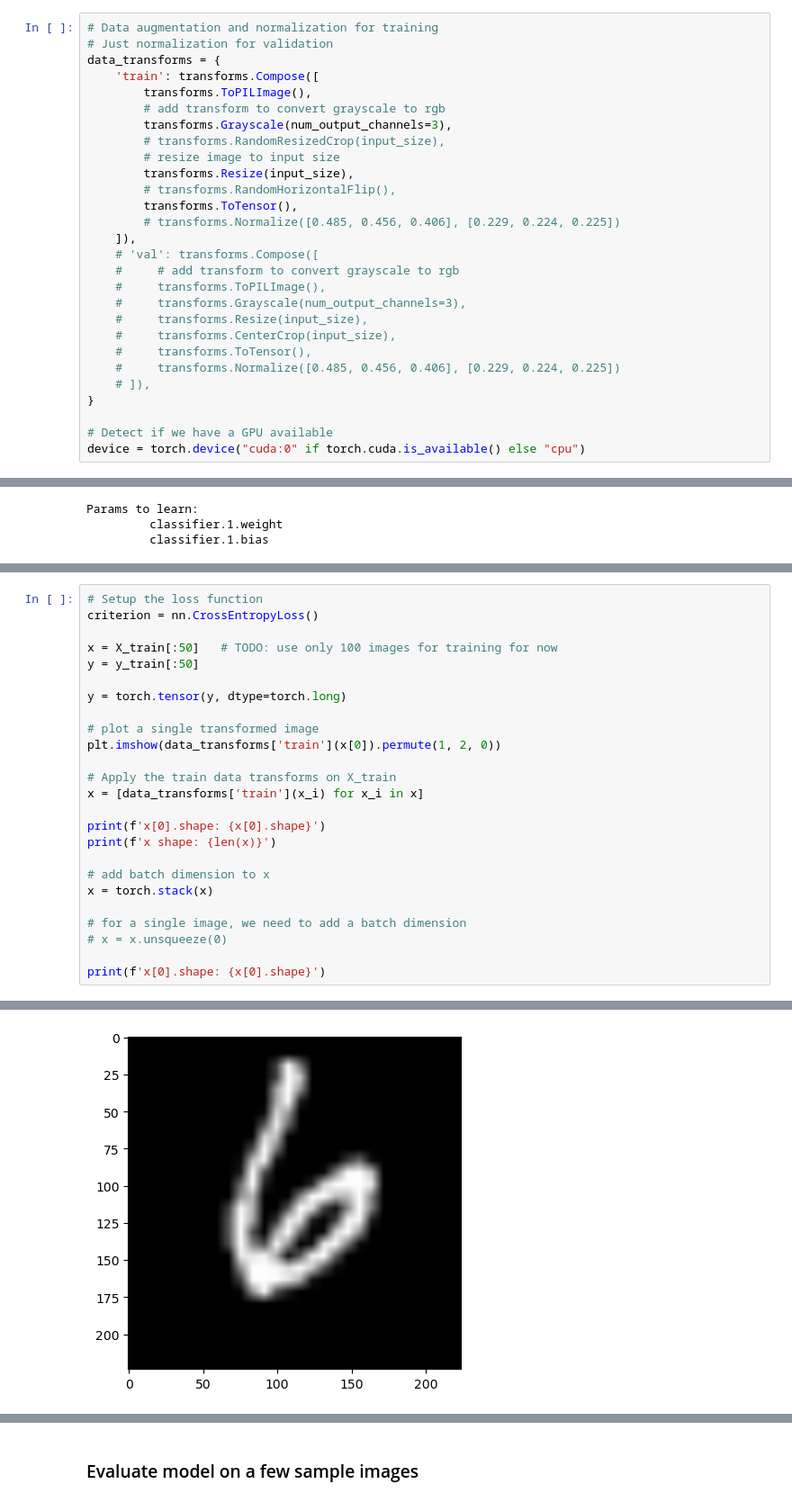
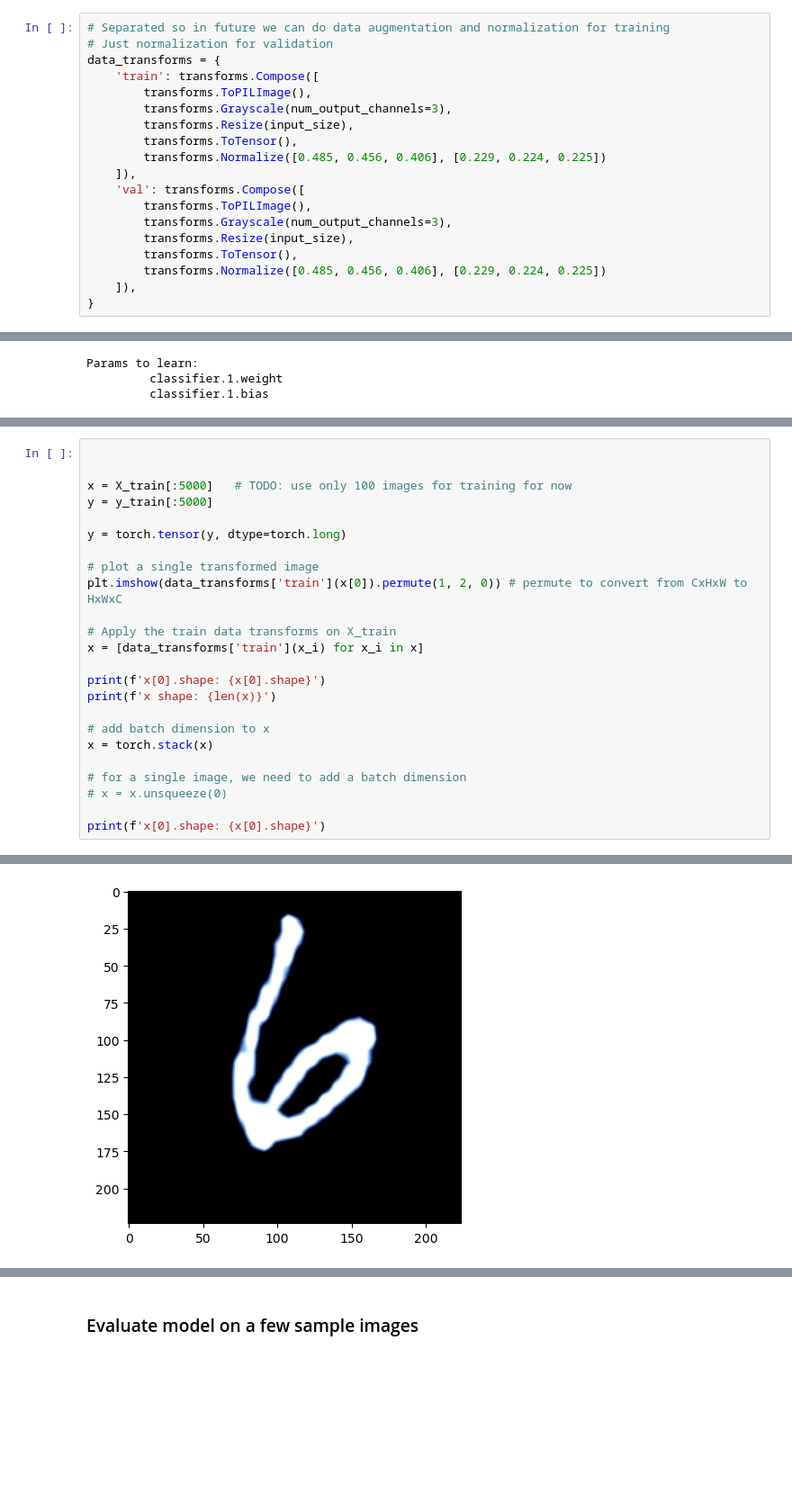
Before and after one commit to osamja/ai-experiments, a Jupyter notebook: mnist-feature-extractor.ipynb, the cells around one changed output, grey strips where cells are left out. Shown at 90% size. Cells and saved outputs as stored; diff of their text form; blank space fills up the shorter version.

Commit message:
training accuracy looks good, lets extend logic to validation

```diff
--- a/mnist-feature-extractor.ipynb
+++ b/mnist-feature-extractor.ipynb
@@ -276,33 +260,24 @@ model_ft, input_size = initialize_model(model_name, num_classes, feature_extract
 # Print the model we just instantiated
 # print(model_ft)
 # %%
-# Data augmentation and normalization for training
+# Separated so in future we can do data augmentation and normalization for training
 # Just normalization for validation
 data_transforms = {
     'train': transforms.Compose([
         transforms.ToPILImage(),
-        # add transform to convert grayscale to rgb
         transforms.Grayscale(num_output_channels=3),
-        # transforms.RandomResizedCrop(input_size),
-        # resize image to input size
         transforms.Resize(input_size),
-        # transforms.RandomHorizontalFlip(),
         transforms.ToTensor(),
-        # transforms.Normalize([0.485, 0.456, 0.406], [0.229, 0.224, 0.225])
+        transforms.Normalize([0.485, 0.456, 0.406], [0.229, 0.224, 0.225])
     ]),
-    # 'val': transforms.Compose([
-    #     # add transform to convert grayscale to rgb
-    #     transforms.ToPILImage(),
-    #     transforms.Grayscale(num_output_channels=3),
-    #     transforms.Resize(input_size),
-    #     transforms.CenterCrop(input_size),
-    #     transforms.ToTensor(),
-    #     transforms.Normalize([0.485, 0.456, 0.406], [0.229, 0.224, 0.225])
-    # ]),
+    'val': transforms.Compose([
+        transforms.ToPILImage(),
+        transforms.Grayscale(num_output_channels=3),
+        transforms.Resize(input_size),
+        transforms.ToTensor(),
+        transforms.Normalize([0.485, 0.456, 0.406], [0.229, 0.224, 0.225])
+    ]),
 }
-
-# Detect if we have a GPU available
-device = torch.device("cuda:0" if torch.cuda.is_available() else "cpu")
 # %%
 # Send the model to GPU
 model_ft = model_ft.to(device)
@@ -334,14 +314,13 @@ Params to learn:
 # %%
-# Setup the loss function
-criterion = nn.CrossEntropyLoss()
 
-x = X_train[:50]   # TODO: use only 100 images for training for now
-y = y_train[:50]
+
+x = X_train[:5000]   # TODO: use only 100 images for training for now
+y = y_train[:5000]
 
 y = torch.tensor(y, dtype=torch.long)
 
 # plot a single transformed image
-plt.imshow(data_transforms['train'](x[0]).permute(1, 2, 0))
+plt.imshow(data_transforms['train'](x[0]).permute(1, 2, 0)) # permute to convert from CxHxW to HxWxC
 
 # Apply the train data transforms on X_train
 x = [data_transforms['train'](x_i) for x_i in x]
@@ -363,4 +343,4 @@ x[0].shape: torch.Size([3, 224, 224])
-[figure, old version]
+[figure, new version]
 # %%
 x.shape
 # %% [output]
```
Also changed, not shown: parts of 14 cells of this notebook.
